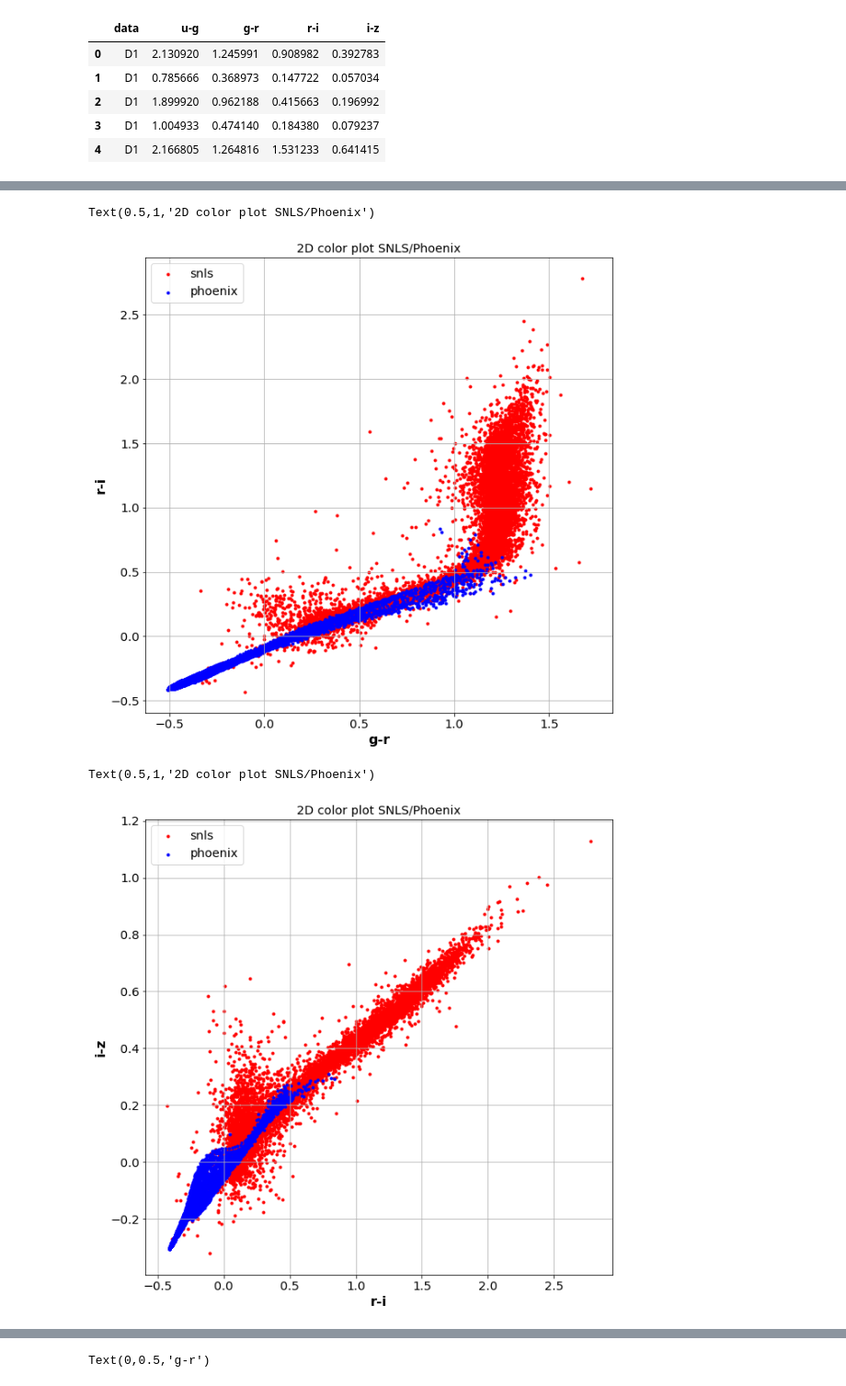
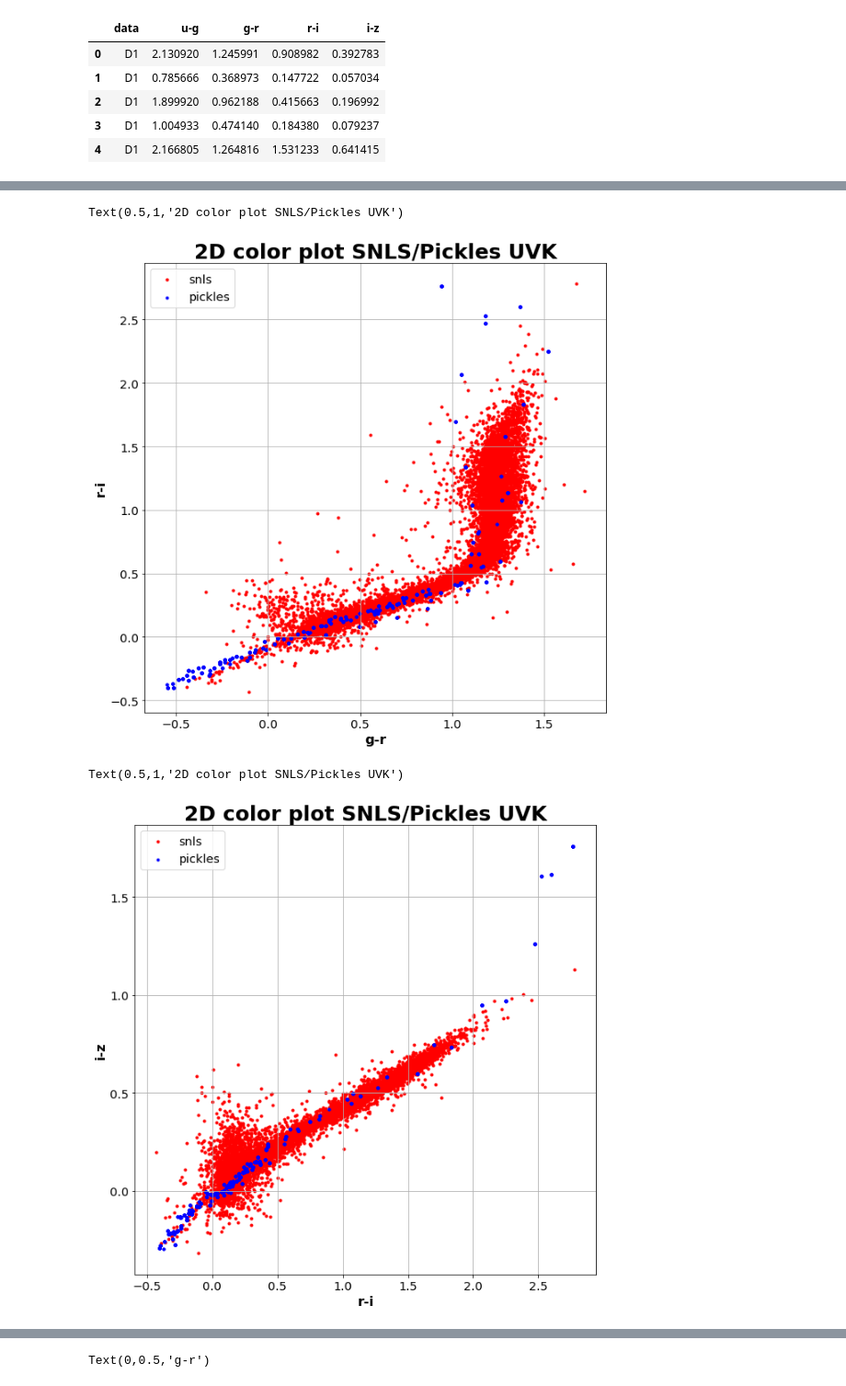
Before and after one commit to sylvielsstfr/PC5AtmStudies, a Jupyter notebook: SNLS/CompareSNLSandModel_pickles.ipynb, the cells around one changed output, grey strips where cells are left out. Shown at 92% size. Drawn from its saved outputs; the diff is of its cells as text; code cells hidden in the pictures.

Commit message:
update comparison pickles

```diff
--- a/SNLS/CompareSNLSandModel_pickles.ipynb
+++ b/SNLS/CompareSNLSandModel_pickles.ipynb
@@ -30,3 +26,6 @@ file_phoenix='phoenix_snlscol_Noextinct_2.csv'
+# %%
+file_phoenix='pickle_uvk_snlscol_Noextinct_2.csv'
+thetitle="2D color plot SNLS/Pickles UVK"
 # %% [markdown]
 # Read file
 # %%
@@ -64,25 +63,25 @@ Text(0.5,1,'2D color plot SNLS/Phoenix')
 # %%
 plt.scatter(snls["g-r"],snls["r-i"],marker='.',color="red",label='snls')
-plt.scatter(phoenix["g-r"],phoenix["r-i"],marker='.',color="blue",label='phoenix')
+plt.scatter(phoenix["g-r"],phoenix["r-i"],marker='.',color="blue",label='pickles')
 plt.grid()
 plt.legend()
 plt.xlabel('g-r',fontsize=16,fontweight='bold')
 plt.ylabel('r-i',fontsize=16,fontweight='bold')
-plt.title('2D color plot SNLS/Phoenix')
+plt.title(thetitle,fontsize=25,fontweight='bold')
 # %% [output]
-Text(0.5,1,'2D color plot SNLS/Phoenix')
+Text(0.5,1,'2D color plot SNLS/Pickles UVK')
-[figure, old version]
+[figure, new version]
 # %%
 plt.scatter(snls["r-i"],snls["i-z"],marker='.',color="red",label='snls')
-plt.scatter(phoenix["r-i"],phoenix["i-z"],marker='.',color="blue",label='phoenix')
+plt.scatter(phoenix["r-i"],phoenix["i-z"],marker='.',color="blue",label='pickles')
 plt.grid()
 plt.legend()
 plt.xlabel('r-i',fontsize=16,fontweight='bold')
 plt.ylabel('i-z',fontsize=16,fontweight='bold')
-plt.title('2D color plot SNLS/Phoenix')
+plt.title(thetitle,fontsize=25,fontweight='bold')
 # %% [output]
-Text(0.5,1,'2D color plot SNLS/Phoenix')
+Text(0.5,1,'2D color plot SNLS/Pickles UVK')
-[figure, old version]
+[figure, new version]
 # %%
 fig, axes = plt.subplots(1, 3,figsize=(20,6))
 
```
Also changed, not shown: parts of 9 cells of this notebook, 1 other file.
